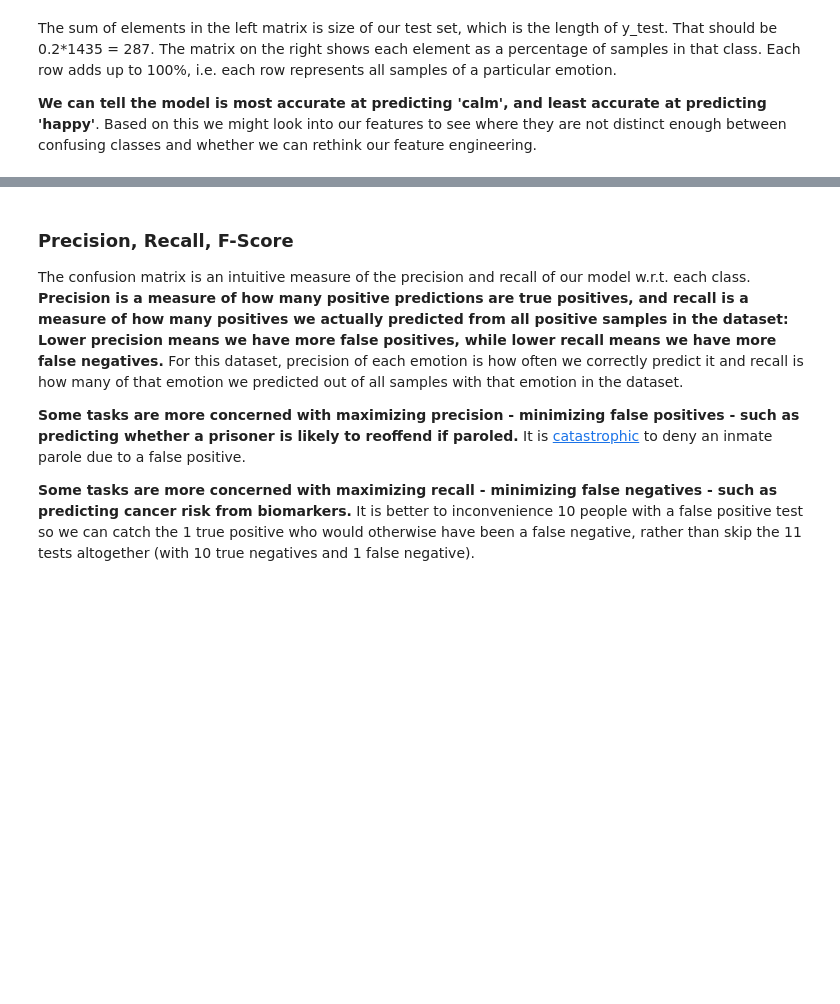
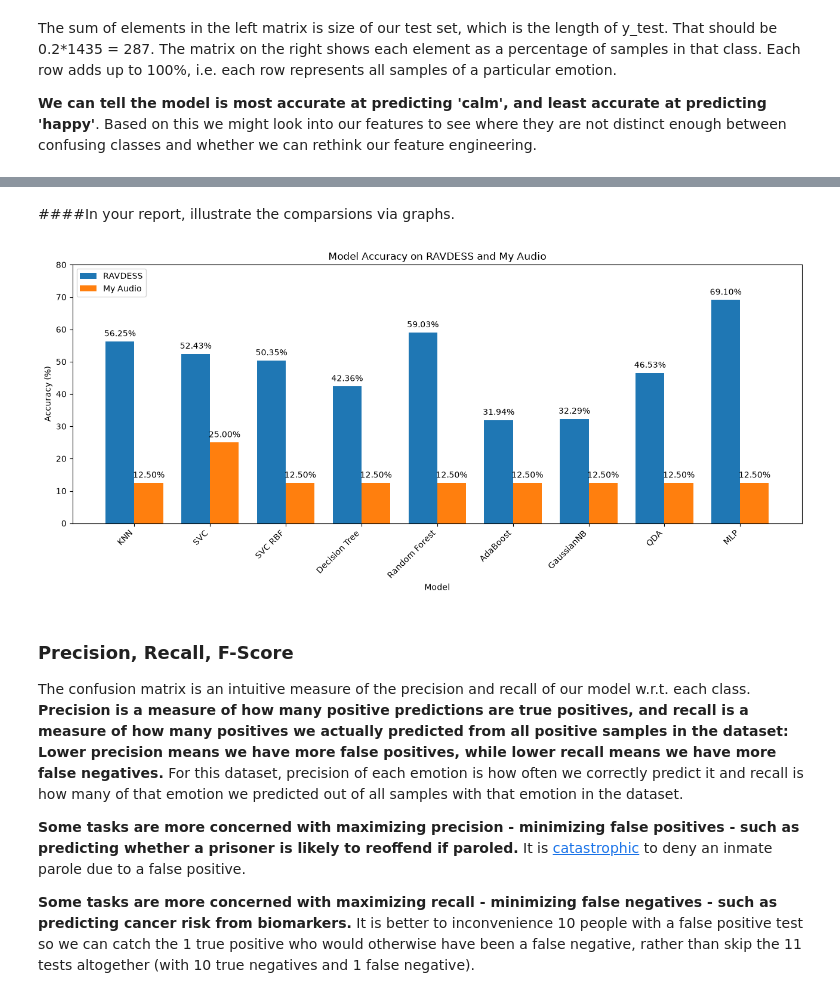
Before and after one commit to michelleuu/Week4-NeuralNetworks, a Jupyter notebook: Week4__Neural_Networks.ipynb, the cells around one changed output, grey strips where cells are left out. Cells and saved outputs as stored; diff of their text form; code cells hidden in the pictures; blank space fills up the shorter version.

```diff
--- a/Week4__Neural_Networks.ipynb
+++ b/Week4__Neural_Networks.ipynb
@@ -760,3 +779,53 @@ The sum of elements in the left matrix is size of our test set, which is the len
+# %% [markdown]
+####In your report, illustrate the comparsions via graphs.
+# %%
+import matplotlib.pyplot as plt
+import numpy as np
+
+plt.style.use('default')
+
+# Models
+models = ['KNN', 'SVC', 'SVC RBF', 'Decision Tree','Random Forest', 'AdaBoost', 'GaussianNB', 'QDA', 'MLP']
+
+# Standard-scaled results from A3 + A4 MLP results
+ravdess_accuracy = [ 56.25, 52.43, 50.35, 42.36, 59.03, 31.94, 32.29, 46.53, 69.10]
+
+my_audio_accuracy = [12.50, 25.00, 12.50, 12.50, 12.50, 12.50, 12.50, 12.50, 12.50]
+
+x = np.arange(len(models))
+width = 0.38
+
+fig, ax = plt.subplots(figsize=(13, 6))
+
+# Bars
+bars1 = ax.bar( x - width/2, ravdess_accuracy, width, label='RAVDESS')
+bars2 = ax.bar(x + width/2, my_audio_accuracy, width, label='My Audio')
+
+# Labels
+ax.set_ylabel('Accuracy (%)')
+ax.set_xlabel('Model')
+ax.set_title('Model Accuracy on RAVDESS and My Audio')
+ax.set_xticks(x)
+ax.set_xticklabels(models, rotation=45, ha='right')
+ax.set_ylim(0, 80)
+ax.legend()
+
+# Accuracy labels
+for bars in [bars1, bars2]:
+    for bar in bars:
+        height = bar.get_height()
+        ax.text(
+            bar.get_x() + bar.get_width()/2,
+            height + 1,
+            f'{height:.2f}%',
+            ha='center',
+            va='bottom',
+        )
+
+plt.tight_layout()
+plt.show()
+# %% [output]
+[figure, added]
 # %% [markdown]
 ### Precision, Recall, F-Score
 The confusion matrix is an intuitive measure of the precision and recall of our model w.r.t. each class. **Precision is a measure of how many positive predictions are true positives, and recall is a measure of how many positives we actually predicted from all positive samples in the dataset: Lower precision means we have more false positives, while lower recall means we have more false negatives.** For this dataset, precision of each emotion is how often we correctly predict it  and recall is how many of that emotion we predicted out of all samples with that emotion in the dataset.
```
Also changed, not shown: parts of 25 cells of this notebook.
